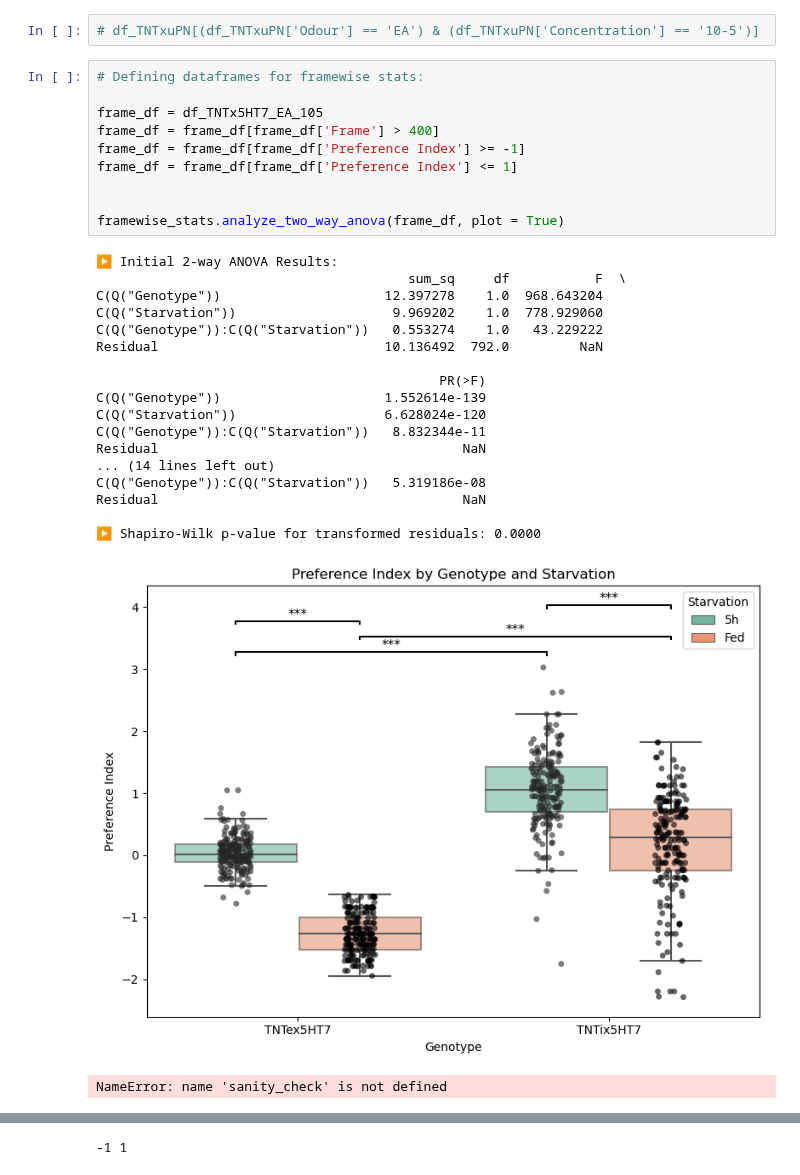
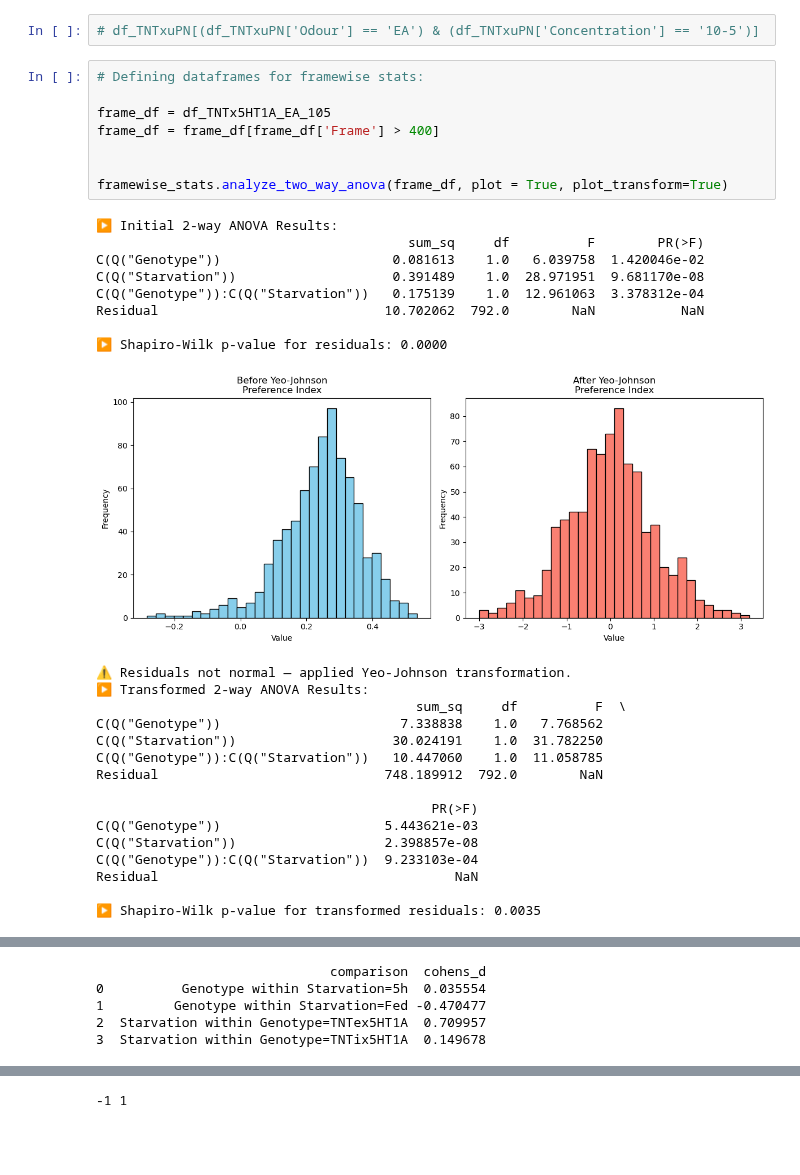
Before and after one commit to HariPNarayanan/larva-locater, a Jupyter notebook: Structured/analysis_bulk.ipynb, the cells around one changed output, grey strips where cells are left out. Cells and saved outputs as stored; diff of their text form; blank space fills up the shorter version.

```diff
--- a/Structured/analysis_bulk.ipynb
+++ b/Structured/analysis_bulk.ipynb
@@ -214,30 +211,33 @@ df_TNTx5HT1A_EA_103 = df_TNTx5HT1A[(df_TNTx5HT1A['Odour'] == 'EA')
 # %%
 # Defining dataframes for framewise stats:
 
-frame_df = df_TNTx5HT7_EA_105
+frame_df = df_TNTx5HT1A_EA_105
 frame_df = frame_df[frame_df['Frame'] > 400]
-frame_df = frame_df[frame_df['Preference Index'] >= -1]
-frame_df = frame_df[frame_df['Preference Index'] <= 1]
 
 
-framewise_stats.analyze_two_way_anova(frame_df, plot = True)
+framewise_stats.analyze_two_way_anova(frame_df, plot = True, plot_transform=True)
 # %% [output]
 ▶️ Initial 2-way ANOVA Results:
-                                        sum_sq     df           F  \
-C(Q("Genotype"))                     12.397278    1.0  968.643204
-C(Q("Starvation"))                    9.969202    1.0  778.929060
-C(Q("Genotype")):C(Q("Starvation"))   0.553274    1.0   43.229222
-Residual                             10.136492  792.0         NaN
+                                        sum_sq     df          F        PR(>F)
+C(Q("Genotype"))                      0.081613    1.0   6.039758  1.420046e-02
+C(Q("Starvation"))                    0.391489    1.0  28.971951  9.681170e-08
+C(Q("Genotype")):C(Q("Starvation"))   0.175139    1.0  12.961063  3.378312e-04
+Residual                             10.702062  792.0        NaN           NaN
 
-                                            PR(>F)
-C(Q("Genotype"))                     1.552614e-139
-C(Q("Starvation"))                   6.628024e-120
-C(Q("Genotype")):C(Q("Starvation"))   8.832344e-11
-Residual                                       NaN
-... (14 lines left out)
-C(Q("Genotype")):C(Q("Starvation"))   5.319186e-08
-Residual                                       NaN
-
-▶️ Shapiro-Wilk p-value for transformed residuals: 0.0000
+▶️ Shapiro-Wilk p-value for residuals: 0.0000
-[figure, old version]
+[figure, new version]
-NameError: name 'sanity_check' is not defined
+⚠️ Residuals not normal — applied Yeo-Johnson transformation.
+▶️ Transformed 2-way ANOVA Results:
+                                         sum_sq     df          F  \
+C(Q("Genotype"))                       7.338838    1.0   7.768562
+C(Q("Starvation"))                    30.024191    1.0  31.782250
+C(Q("Genotype")):C(Q("Starvation"))   10.447060    1.0  11.058785
+Residual                             748.189912  792.0        NaN
+
+                                           PR(>F)
+C(Q("Genotype"))                     5.443621e-03
+C(Q("Starvation"))                   2.398857e-08
+C(Q("Genotype")):C(Q("Starvation"))  9.233103e-04
+Residual                                      NaN
+
+▶️ Shapiro-Wilk p-value for transformed residuals: 0.0035
@@ -243,0 +245,5 @@ NameError: name 'sanity_check' is not defined
+                              comparison  cohens_d
+0          Genotype within Starvation=5h  0.035554
+1         Genotype within Starvation=Fed -0.470477
+2  Starvation within Genotype=TNTex5HT1A  0.709957
+3  Starvation within Genotype=TNTix5HT1A  0.149678
```
Also changed, not shown: parts of 2 cells of this notebook, 1 other file.
